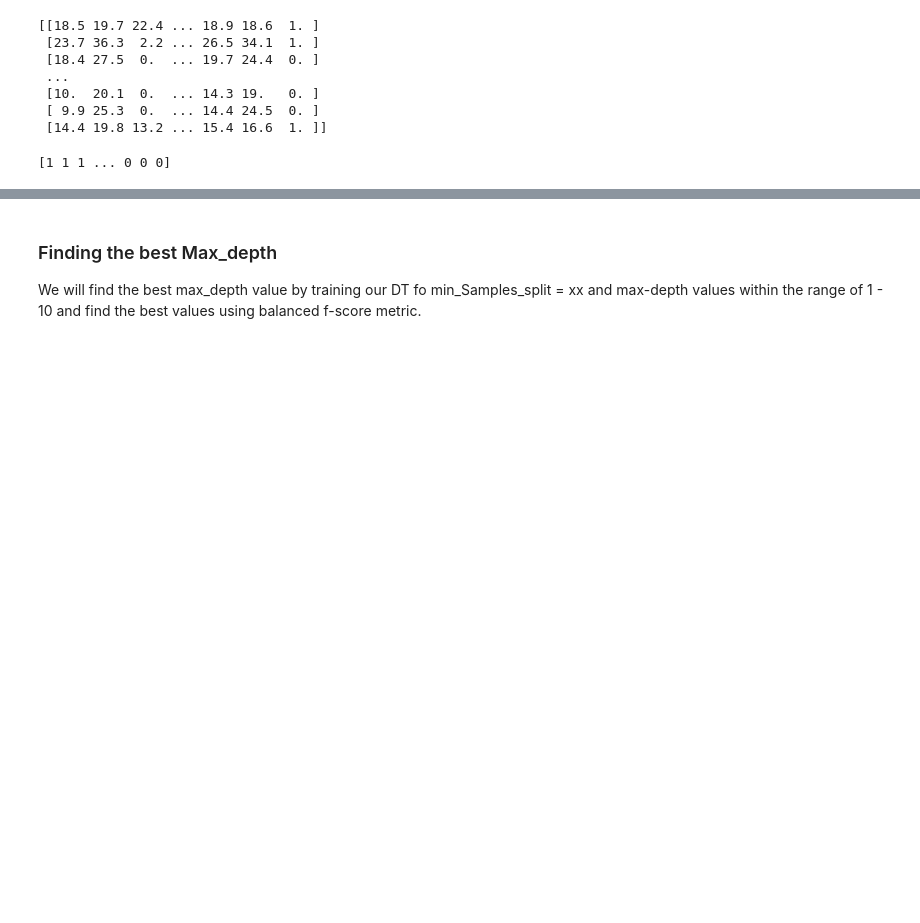
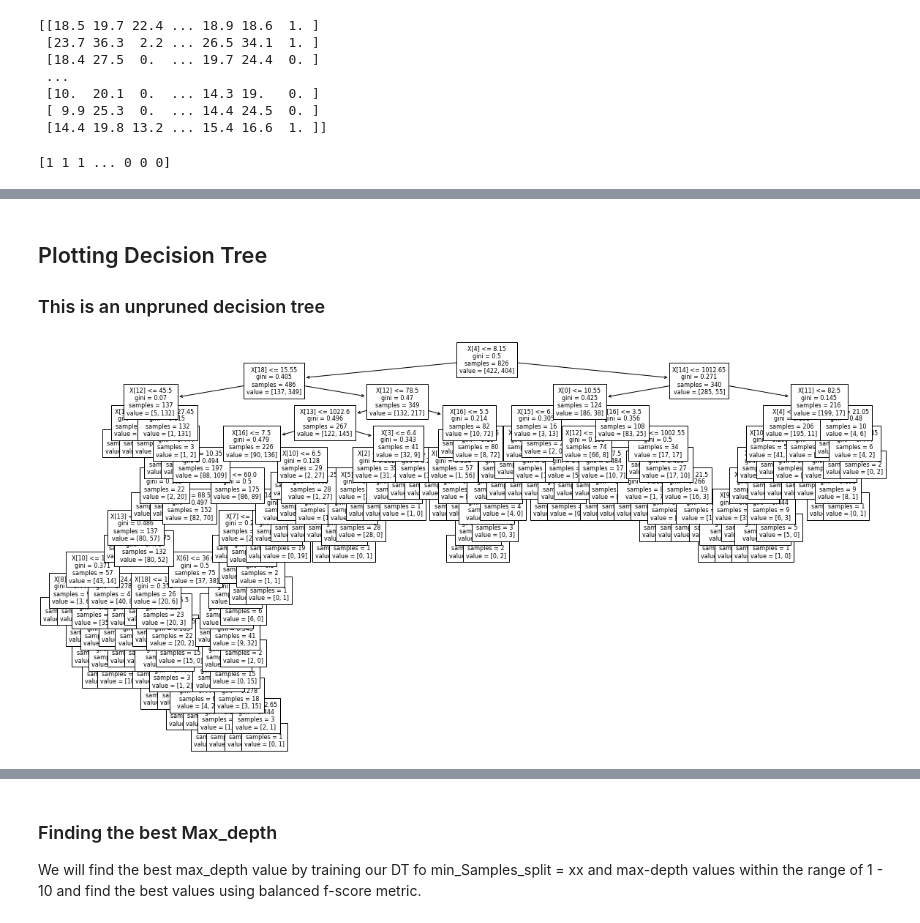
Before and after one commit to dhritix1999/ML-Rainfall-Forecasting-Model, a Jupyter notebook: Assignment2.ipynb, the cells around one changed output, grey strips where cells are left out. Cells and saved outputs as stored; diff of their text form; code cells hidden in the pictures; blank space fills up the shorter version.

```diff
--- a/Assignment2.ipynb
+++ b/Assignment2.ipynb
@@ -71,0 +73,9 @@ Test_score / Test_accuracy:  [0.70048309 0.79710145 0.71497585 0.79126214 0.8300
+# %% [markdown]
+## Plotting Decision Tree
+### This is an unpruned decision tree
+# %%
+plt.figure(figsize=(20,10))
+tree.plot_tree(default_model, fontsize=8)
+plt.show()
+# %% [output]
+[figure, added]
```
Also changed, not shown: parts of 21 cells of this notebook.
